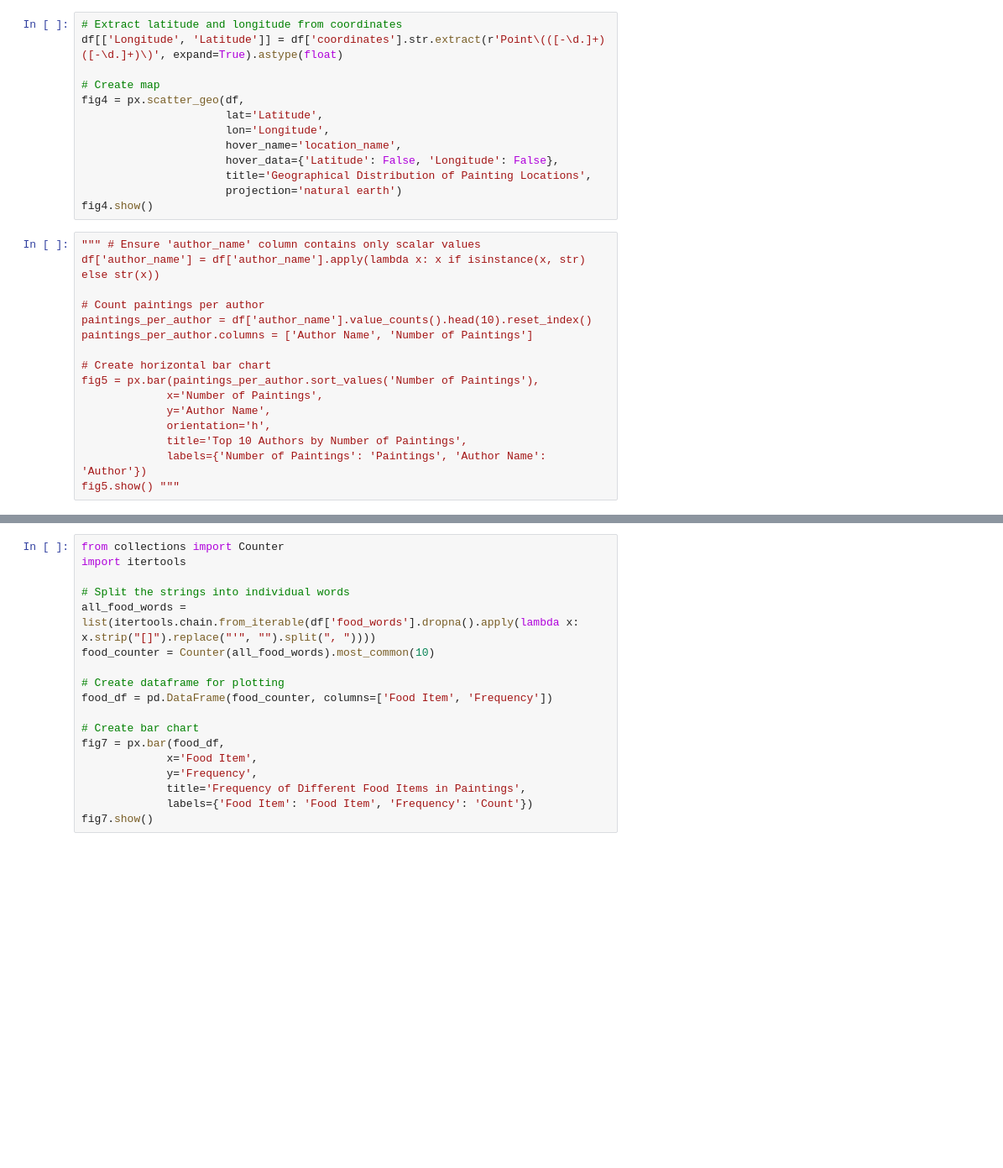
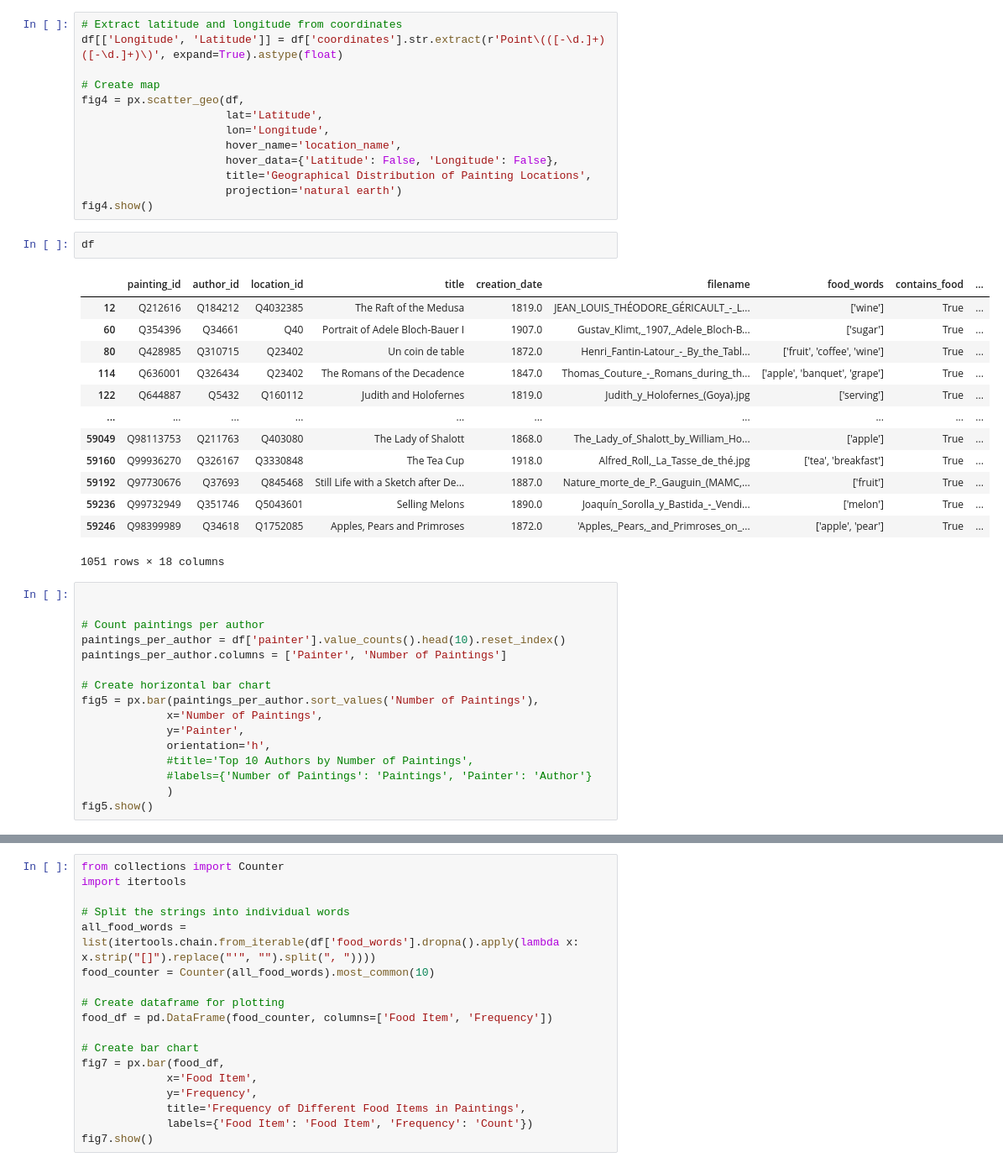
Before and after one commit to jipijipi/IH-Final-Project, a Jupyter notebook: 99-EDA.ipynb, the cells around one changed output, grey strips where cells are left out. Shown at 84% size. Saved outputs shown, nothing was run; the diff lists cells and outputs as text; blank space fills up the shorter version.

```diff
--- a/99-EDA.ipynb
+++ b/99-EDA.ipynb
@@ -226,21 +393,37 @@ fig4 = px.scatter_geo(df,
                       title='Geographical Distribution of Painting Locations',
                       projection='natural earth')
 fig4.show()
+# %%
+df
+# %% [output]
+|  | painting_id | author_id | location_id | title | creation_date | filename | food_words | contains_food | ... |
+| 12 | Q212616 | Q184212 | Q4032385 | The Raft of the Medusa | 1819.0 | JEAN_LOUIS_THÉODORE_GÉRICAULT_-_L... | ['wine'] | True | ... |
+| 60 | Q354396 | Q34661 | Q40 | Portrait of Adele Bloch-Bauer I | 1907.0 | Gustav_Klimt,_1907,_Adele_Bloch-B... | ['sugar'] | True | ... |
+| 80 | Q428985 | Q310715 | Q23402 | Un coin de table | 1872.0 | Henri_Fantin-Latour_-_By_the_Tabl... | ['fruit', 'coffee', 'wine'] | True | ... |
+| 114 | Q636001 | Q326434 | Q23402 | The Romans of the Decadence | 1847.0 | Thomas_Couture_-_Romans_during_th... | ['apple', 'banquet', 'grape'] | True | ... |
+| 122 | Q644887 | Q5432 | Q160112 | Judith and Holofernes | 1819.0 | Judith_y_Holofernes_(Goya).jpg | ['serving'] | True | ... |
+| ... | ... | ... | ... | ... | ... | ... | ... | ... | ... |
+| 59049 | Q98113753 | Q211763 | Q403080 | The Lady of Shalott | 1868.0 | The_Lady_of_Shalott_by_William_Ho... | ['apple'] | True | ... |
+| 59160 | Q99936270 | Q326167 | Q3330848 | The Tea Cup | 1918.0 | Alfred_Roll,_La_Tasse_de_thé.jpg | ['tea', 'breakfast'] | True | ... |
+| 59192 | Q97730676 | Q37693 | Q845468 | Still Life with a Sketch after De... | 1887.0 | Nature_morte_de_P._Gauguin_(MAMC,... | ['fruit'] | True | ... |
+| 59236 | Q99732949 | Q351746 | Q5043601 | Selling Melons | 1890.0 | Joaquín_Sorolla_y_Bastida_-_Vendi... | ['melon'] | True | ... |
+| 59246 | Q98399989 | Q34618 | Q1752085 | Apples, Pears and Primroses | 1872.0 | 'Apples,_Pears,_and_Primroses_on_... | ['apple', 'pear'] | True | ... |
+1051 rows × 18 columns
 # %%
-""" # Ensure 'author_name' column contains only scalar values
-df['author_name'] = df['author_name'].apply(lambda x: x if isinstance(x, str) else str(x))
+
 
 # Count paintings per author
-paintings_per_author = df['author_name'].value_counts().head(10).reset_index()
-paintings_per_author.columns = ['Author Name', 'Number of Paintings']
+paintings_per_author = df['painter'].value_counts().head(10).reset_index()
+paintings_per_author.columns = ['Painter', 'Number of Paintings']
 
 # Create horizontal bar chart
 fig5 = px.bar(paintings_per_author.sort_values('Number of Paintings'),
              x='Number of Paintings',
-             y='Author Name',
+             y='Painter',
              orientation='h',
-             title='Top 10 Authors by Number of Paintings',
-             labels={'Number of Paintings': 'Paintings', 'Author Name': 'Author'})
-fig5.show() """
+             #title='Top 10 Authors by Number of Paintings',
+             #labels={'Number of Paintings': 'Paintings', 'Painter': 'Author'}
+             )
+fig5.show()
 # %%
 # Count paintings with and without food
```
Also changed, not shown: parts of 21 cells of this notebook, 3 other files.
